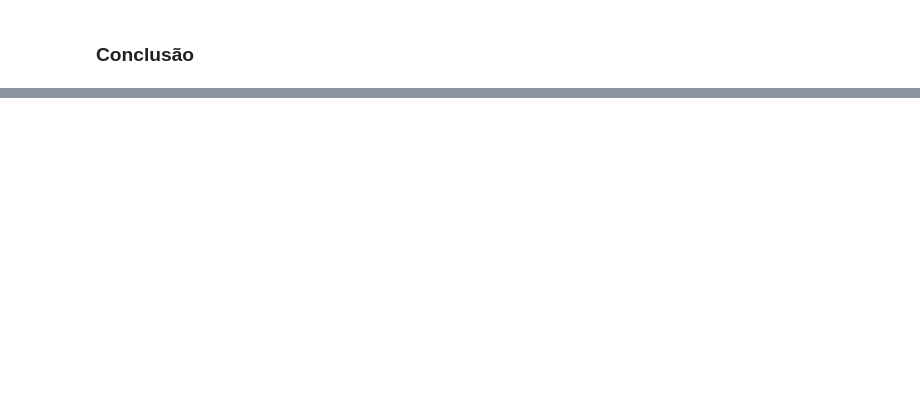
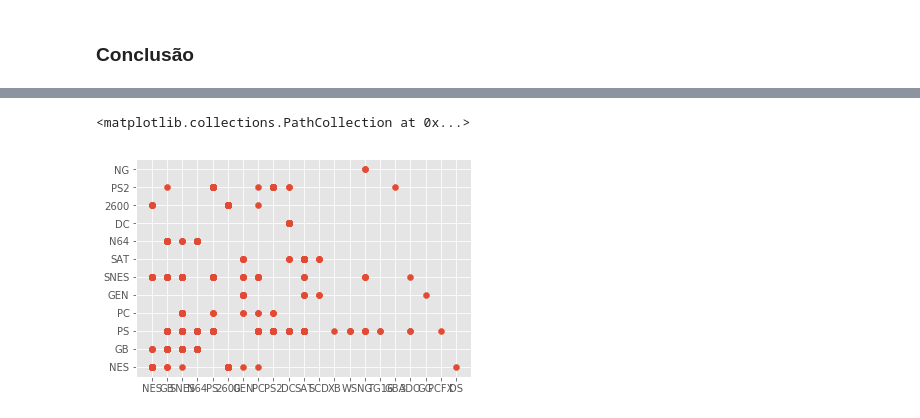
Before and after one commit to matheusraz/DS-Project, a Jupyter notebook: Hipotese4.ipynb, the cells around one changed output, grey strips where cells are left out. Cells and saved outputs as stored; diff of their text form; code cells hidden in the pictures; blank space fills up the shorter version.

```diff
--- a/Hipotese4.ipynb
+++ b/Hipotese4.ipynb
@@ -221,0 +261,6 @@ A taxa média de acertos foi de 39% aproximadamente para um total de 27 testes c
+# %%
+predictions = cross_val_predict(model, X, y, cv=6)
+plt.scatter(y, predictions)
+# %% [output]
+<matplotlib.collections.PathCollection at 0x...>
+[figure, added]
```
Also changed, not shown: parts of 9 cells of this notebook, 3 other files.
